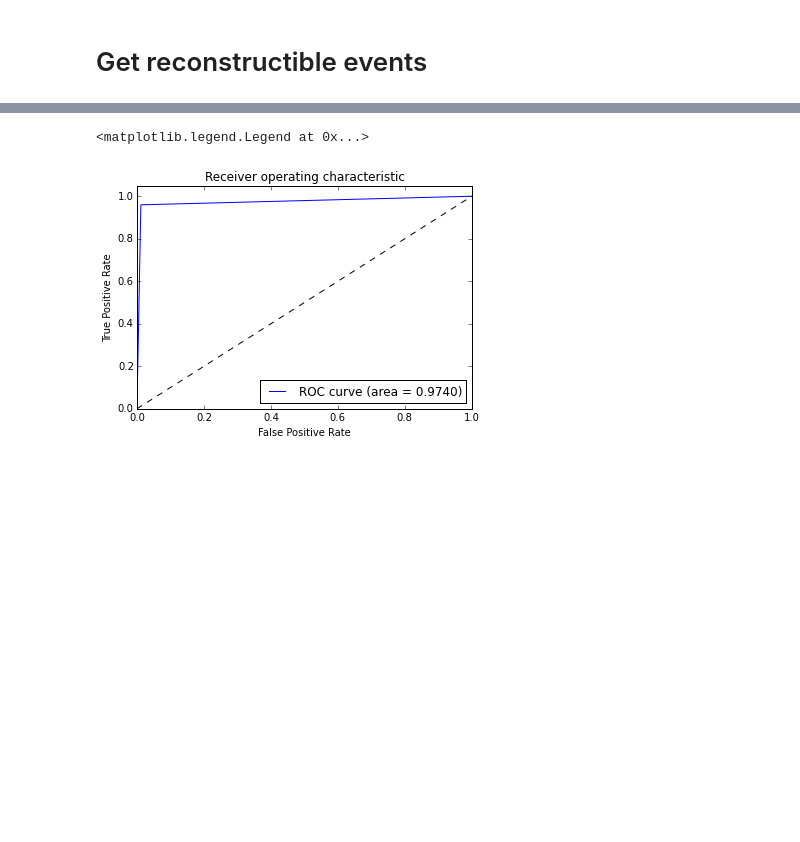
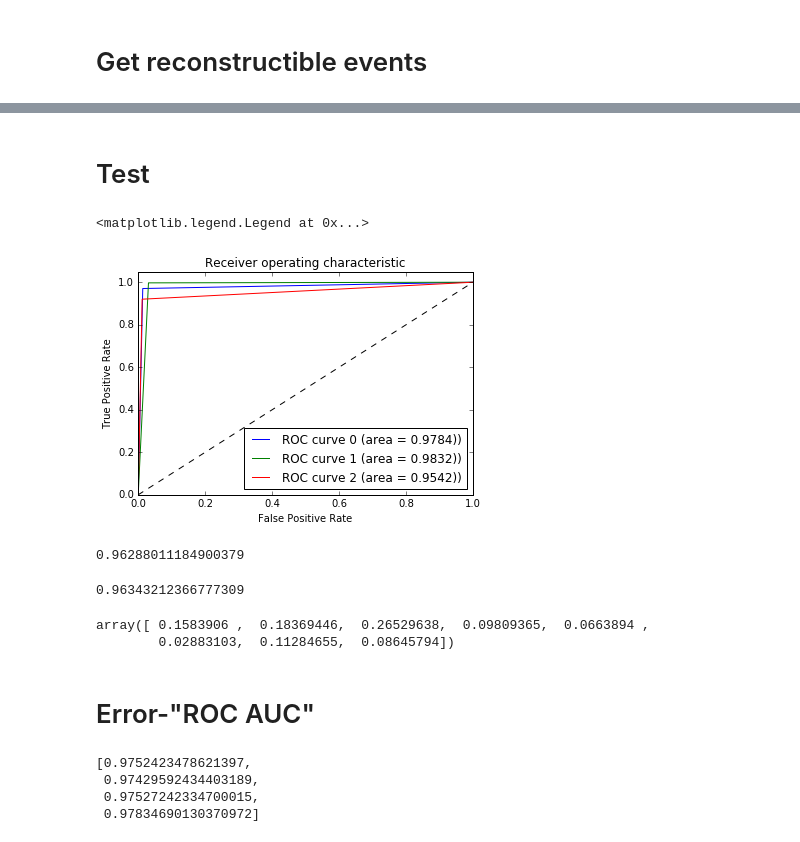
Before and after one commit to yandexdataschool/ship_tracks_recognition, a Jupyter notebook: notebooks/new_classifier.ipynb, the cells around one changed output, grey strips where cells are left out. Saved outputs shown, nothing was run; the diff lists cells and outputs as text; code cells hidden in the pictures; blank space fills up the shorter version.

```diff
--- a/notebooks/new_classifier.ipynb
+++ b/notebooks/new_classifier.ipynb
@@ -252,0 +229,6 @@ data_test['label'] = all_labels
+# %%
+import cPickle as pickle
+
+rec_ev_file_22 = open('/home/oleg/Prog/Science/ship_tracks_recognition/notebooks/Data/rec_ev_file_2', 'rb')
+reconstructible_events_2 = pickle.load(rec_ev_file_22)
+rec_ev_file_22.close()
@@ -253,19 +245,47 @@ data_test['label'] = all_labels
+# %%
+import cPickle as pickle
+
+data_file_22 = open('/home/oleg/Prog/Science/ship_tracks_recognition/notebooks/Data/data_file_2', 'rb')
+data_test = pickle.load(data_file_22)
+data_file_22.close()
 # %%
-X_test_test = data_test[['dist', 'score', 'score_div_dist', 'slope', 'intercept']].values
+X_test_test = data_test.drop(['label', 'inside'], 1).values
 y_test_test = data_test[['label']].values
-# %%
-y_score = clf.predict(X_test_test)
-fpr, tpr, thresholds = metrics.roc_curve(y_test_test.reshape(-1), y_score, pos_label=1)
-roc_auc = metrics.auc(fpr, tpr)
-plt.figure()
-plt.plot(fpr, tpr, label='ROC curve (area = %0.4f)' % roc_auc)
-plt.plot([0, 1], [0, 1], 'k--')
-plt.xlim([0.0, 1.0])
-plt.ylim([0.0, 1.05])
-plt.xlabel('False Positive Rate')
-plt.ylabel('True Positive Rate')
-plt.title('Receiver operating characteristic')
-plt.legend(loc="lower right")
-# %% [output]
-<matplotlib.legend.Legend at 0x...>
-[figure, removed]
+# %% [markdown]
+# Test
+# %%
+plt.figure()
+plt.xlim([0.0, 1.0])
+plt.ylim([0.0, 1.05])
+plt.xlabel('False Positive Rate')
+plt.ylabel('True Positive Rate')
+plt.title('Receiver operating characteristic')
+plt.plot([0, 1], [0, 1], 'k--')
+y_score = clf.predict(X_test_test)
+for i in range(3):
+    y_t = y_test_test.reshape(-1)==i
+    y_s = y_score==i
+    y_t = y_t + [0]*len(y_t)
+    y_s = y_s + [0]*len(y_s)
+    fpr, tpr, thresholds = metrics.roc_curve(y_t, y_s, pos_label=1)
+    roc_auc = metrics.auc(fpr, tpr)
+    plt.plot(fpr, tpr, label='ROC curve '+str(i)+' (area = %0.4f))' % roc_auc)
+plt.legend(loc="lower right")
+# %% [output]
+<matplotlib.legend.Legend at 0x...>
+[figure, added]
+# %%
+metrics.recall_score(y_test_test, clf.predict(X_test_test), pos_label=0)
+# %% [output]
+0.96288011184900379
+# %%
+metrics.precision_score(y_test_test, clf.predict(X_test_test), pos_label=0)
+# %% [output]
+0.96343212366777309
+# %%
+clf.feature_importances_
+# %% [output]
+array([ 0.1583906 ,  0.18369446,  0.26529638,  0.09809365,  0.0663894 ,
+        0.02883103,  0.11284655,  0.08645794])
+# %% [markdown]
+# Error-"ROC AUC"
@@ -271,0 +337,7 @@ plt.legend(loc="lower right")
+# %%
+AUC_0
+# %% [output]
+[0.9752423478621397,
+ 0.97429592434403189,
+ 0.97527242334700015,
+ 0.97834690130370972]
```
Also changed, not shown: parts of 33 cells of this notebook.
